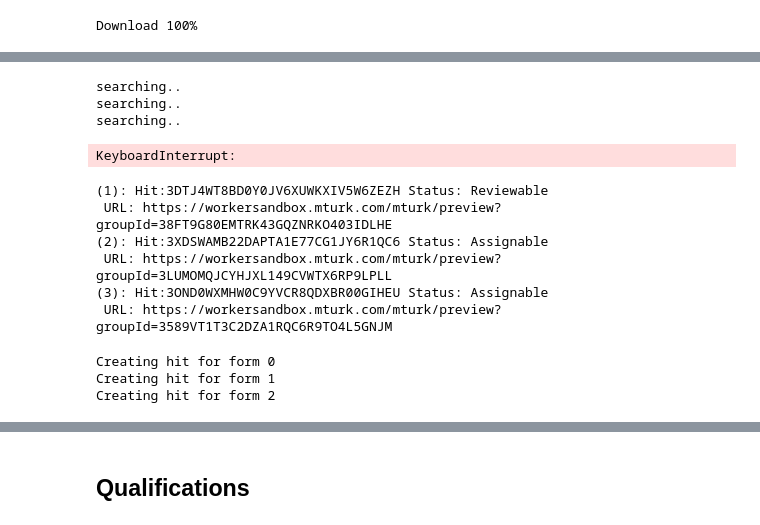
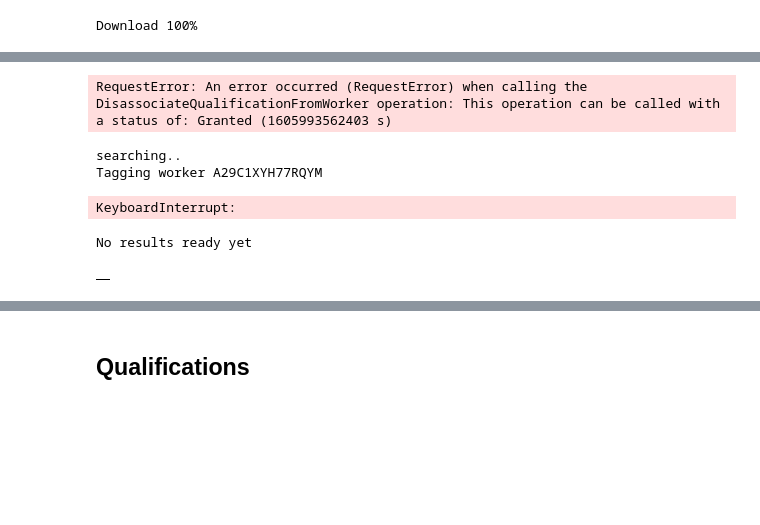
Before and after one commit to ymentha14/emojis_dataset, a Jupyter notebook: notebooks/HIT_generator.ipynb, the cells around one changed output, grey strips where cells are left out. Drawn from its saved outputs; the diff is of its cells as text; code cells hidden in the pictures; blank space fills up the shorter version.

Commit message:
Password generation, improved the rest

```diff
--- a/notebooks/HIT_generator.ipynb
+++ b/notebooks/HIT_generator.ipynb
@@ -14,3 +14,8 @@ import pandas as pd
 import xmltodict
 from datetime import datetime
 from googleapiclient.http import MediaIoBaseDownload
+from datetime import datetime
+import time
+import pytz
+
+utc=pytz.UTC
@@ -36,3 +81,7 @@ forms_url = forms_url.url.to_dict()
+# %%
+def generate_password(i):
+    a = i * 324 + 932
+    return str(a)[:3]
 # %%
 def display_answer(worker_results):
     """
@@ -168,5 +282,5 @@ class Turker():
         self.form_hit = form_hit
 # %%
-turk = Turker(hittypeid="3NKVIC4SHKLQ1JDME7PHL2B12T1NBF",
-             hitlayout="3QS25971A2UW6PKAU5WN9771C2JXNI",
+turk = Turker(hitlayout="3QS25971A2UW6PKAU5WN9771C2JXNI",
+              groundtruth="abc",
              lifetimeinsec=600)
@@ -185,54 +306,19 @@ URL: https://workersandbox.mturk.com/mturk/preview?groupId=3589VT1T3C2DZA1RQC6R9
-# %%
-from time import sleep
-def worker_tag_monitor(qualification_type_id='3OR1BBO28PIVPWZMRDTWE8U6OZXNGN'):
-    while True:
-        time.sleep(1)
-        print("searching..")
-        # search for workers already tagged
-        exworkers = set()
-        qualifs = turk.client.list_workers_with_qualification_type(QualificationTypeId=qualification_type_id,)
-        for qualif in qualifs['Qualifications']:
-            if qualif['QualificationTypeId'] == qualification_type_id:
-                exworkers.add(qualif['WorkerId'])
-
-        # search for new workers
-        worker_ids = set()
-        for hit in turk.client.list_hits()['HITs']:
-            hitid = hit['HITId']
-            result = turk.client.list_assignments_for_hit(HITId=hitid,AssignmentStatuses=['Submitted','Approved','Rejected'])
-            assignments = result['Assignments']
-
-            for assignment in assignments:
-                workerid = assignment['WorkerId']
-                worker_ids.add(workerid)
-
-        worker_ids = worker_ids - exworkers
-        for workerid in worker_ids:
-            print(f"Tagging worker {workerid}")
-            turk.client.associate_qualification_with_worker(
-            QualificationTypeId=qualification_type_id,
-            WorkerId=workerid,
-            IntegerValue=1,
-            SendNotification=False
-        )
-# %% [output]
-searching..
-searching..
-searching..
-KeyboardInterrupt:
+# %%
+clean_own_worker()
+# %% [output]
+RequestError: An error occurred (RequestError) when calling the DisassociateQualificationFromWorker operation: This operation can be called with a status of: Granted (1605993562403 s)
+# %%
+monitor_worker_tags()
+# %% [output]
+searching..
+Tagging worker A29C1XYH77RQYM
+KeyboardInterrupt:
+# %%
+turk.list_results("309D674SHZ6NLN8CVPAMLCOZKR2BCH")
+# %% [output]
+No results ready yet
 # %%
-turk.list_hits()
+turk.list_results_df()
 # %% [output]
-(1): Hit:3DTJ4WT8BD0Y0JV6XUWKXIV5W6ZEZH Status: Reviewable
- URL: https://workersandbox.mturk.com/mturk/preview?groupId=38FT9G80EMTRK43GQZNRKO403IDLHE
-(2): Hit:3XDSWAMB22DAPTA1E77CG1JY6R1QC6 Status: Assignable
- URL: https://workersandbox.mturk.com/mturk/preview?groupId=3LUMOMQJCYHJXL149CVWTX6RP9LPLL
-(3): Hit:3OND0WXMHW0C9YVCR8QDXBR00GIHEU Status: Assignable
- URL: https://workersandbox.mturk.com/mturk/preview?groupId=3589VT1T3C2DZA1RQC6R9TO4L5GNJM
+|  |
-# %%
-turk.create_forms_hits(forms_url)
-# %% [output]
-Creating hit for form 0
-Creating hit for form 1
-Creating hit for form 2
 # %%
```
Also changed, not shown: parts of 35 cells of this notebook.
